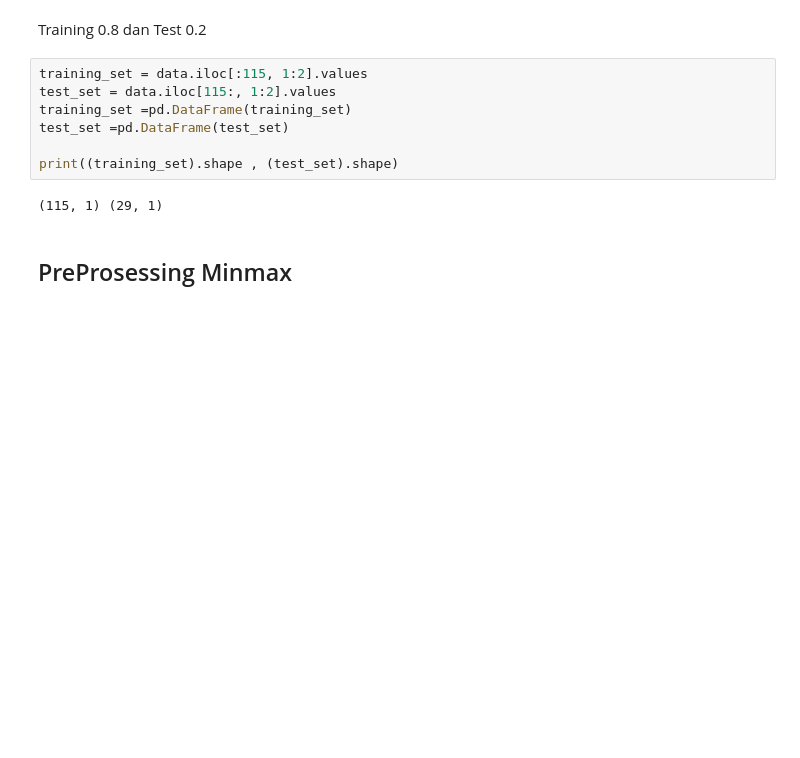
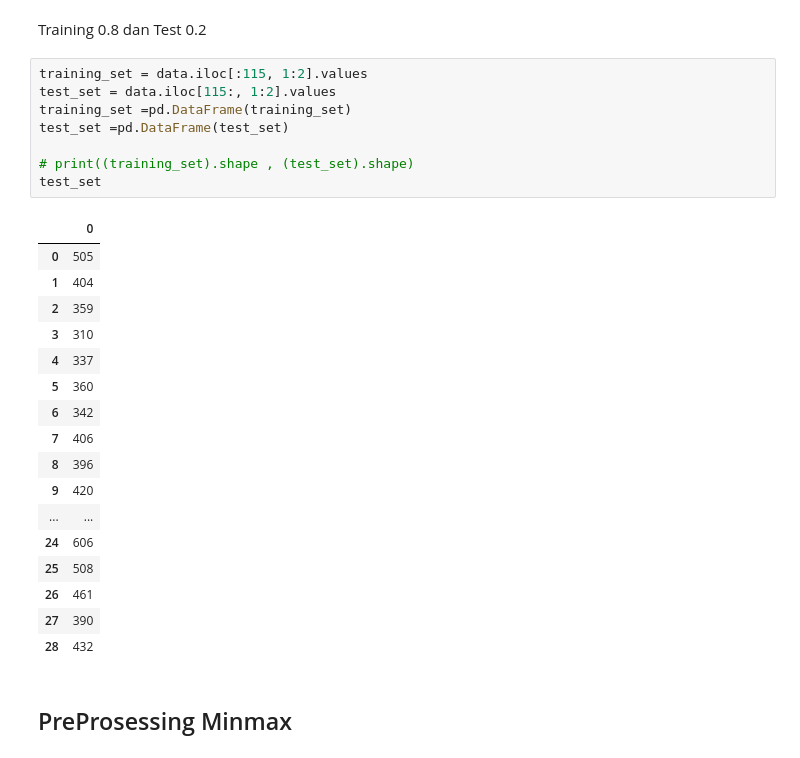
Before and after one commit to LALA09-erha/Streamlit-bukitdarmoproperty-UAS, a Jupyter notebook: peramalan.ipynb, the cells around one changed output. Cells and saved outputs as stored; diff of their text form; blank space fills up the shorter version.

```diff
--- a/peramalan.ipynb
+++ b/peramalan.ipynb
@@ -34,12 +34,29 @@ Training 0.8 dan Test 0.2
 # %%
 training_set = data.iloc[:115, 1:2].values
 test_set = data.iloc[115:, 1:2].values
 training_set =pd.DataFrame(training_set)
 test_set =pd.DataFrame(test_set)
 
-print((training_set).shape , (test_set).shape)
+# print((training_set).shape , (test_set).shape)
+test_set
 # %% [output]
-(115, 1) (29, 1)
+|  | 0 |
+| 0 | 505 |
+| 1 | 404 |
+| 2 | 359 |
+| 3 | 310 |
+| 4 | 337 |
+| 5 | 360 |
+| 6 | 342 |
+| 7 | 406 |
+| 8 | 396 |
+| 9 | 420 |
+| ... | ... |
+| 24 | 606 |
+| 25 | 508 |
+| 26 | 461 |
+| 27 | 390 |
+| 28 | 432 |
 # %% [markdown]
 ## PreProsessing Minmax
 # %%
```
Also changed, not shown: parts of 5 cells of this notebook.
